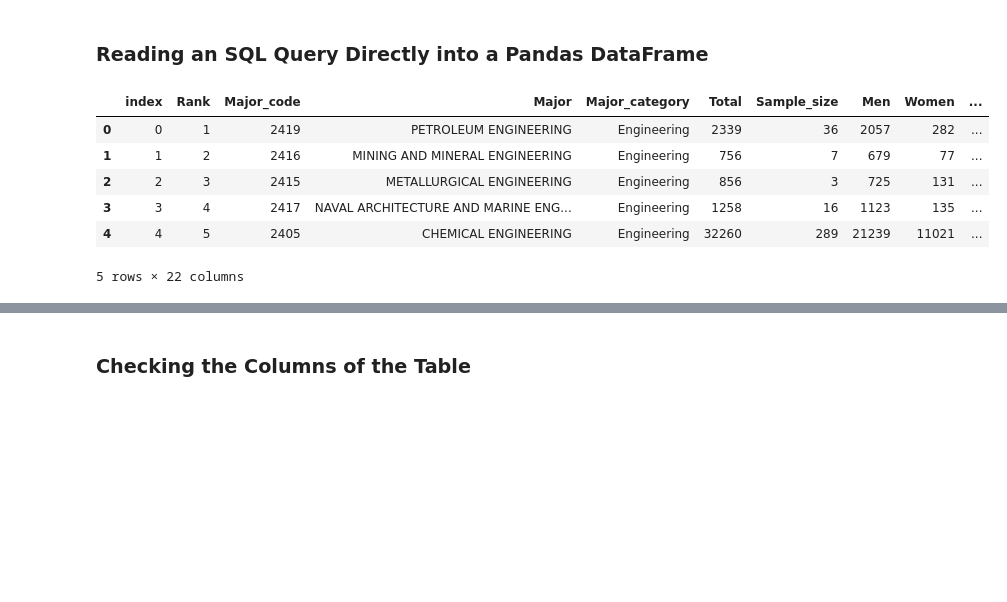
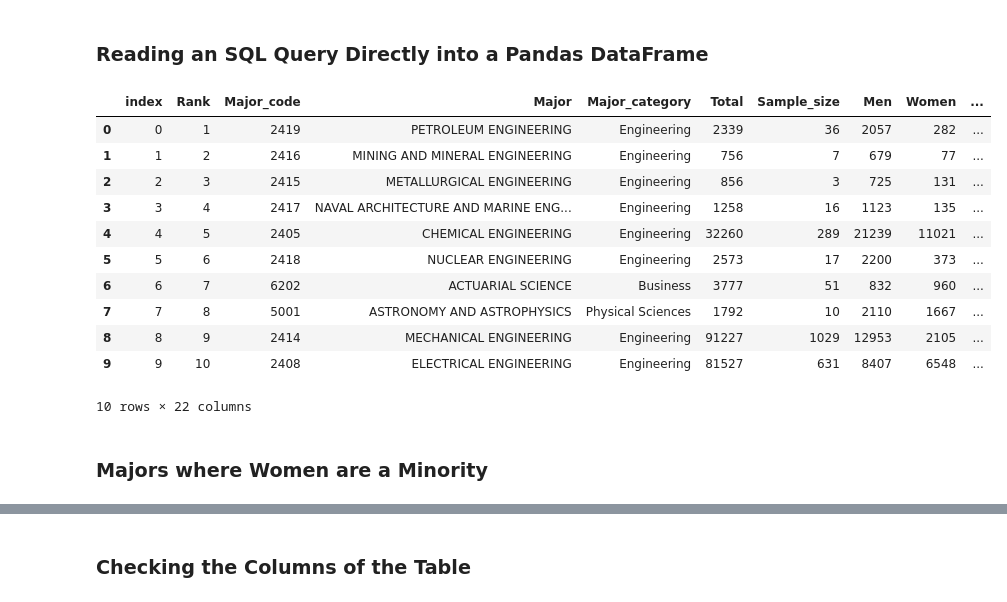
Before and after one commit to FightingInertia/SQL_Fundamentals-Intro_To_SQL, a Jupyter notebook: Introduction to SQL.ipynb, the cells around one changed output, grey strips where cells are left out. Cells and saved outputs as stored; diff of their text form; code cells hidden in the pictures; blank space fills up the shorter version.

```diff
--- a/Introduction to SQL.ipynb
+++ b/Introduction to SQL.ipynb
@@ -20,14 +46,21 @@ cursor = conn.cursor()
 # %% [markdown]
 ### Reading an SQL Query Directly into a Pandas DataFrame
 # %%
-df = pd.read_sql_query("SELECT * FROM recent_grads LIMIT 5", conn)
+df = pd.read_sql_query("SELECT * FROM recent_grads LIMIT 10", conn)
 # %%
-df.head()
+df
 # %% [output]
 |  | index | Rank | Major_code | Major | Major_category | Total | Sample_size | Men | Women | ... |
 | 0 | 0 | 1 | 2419 | PETROLEUM ENGINEERING | Engineering | 2339 | 36 | 2057 | 282 | ... |
 | 1 | 1 | 2 | 2416 | MINING AND MINERAL ENGINEERING | Engineering | 756 | 7 | 679 | 77 | ... |
 | 2 | 2 | 3 | 2415 | METALLURGICAL ENGINEERING | Engineering | 856 | 3 | 725 | 131 | ... |
 | 3 | 3 | 4 | 2417 | NAVAL ARCHITECTURE AND MARINE ENG... | Engineering | 1258 | 16 | 1123 | 135 | ... |
 | 4 | 4 | 5 | 2405 | CHEMICAL ENGINEERING | Engineering | 32260 | 289 | 21239 | 11021 | ... |
+| 5 | 5 | 6 | 2418 | NUCLEAR ENGINEERING | Engineering | 2573 | 17 | 2200 | 373 | ... |
+| 6 | 6 | 7 | 6202 | ACTUARIAL SCIENCE | Business | 3777 | 51 | 832 | 960 | ... |
+| 7 | 7 | 8 | 5001 | ASTRONOMY AND ASTROPHYSICS | Physical Sciences | 1792 | 10 | 2110 | 1667 | ... |
+| 8 | 8 | 9 | 2414 | MECHANICAL ENGINEERING | Engineering | 91227 | 1029 | 12953 | 2105 | ... |
+| 9 | 9 | 10 | 2408 | ELECTRICAL ENGINEERING | Engineering | 81527 | 631 | 8407 | 6548 | ... |
-5 rows × 22 columns
+10 rows × 22 columns
+# %% [markdown]
+### Majors where Women are a Minority
```
Also changed, not shown: parts of 44 cells of this notebook.
